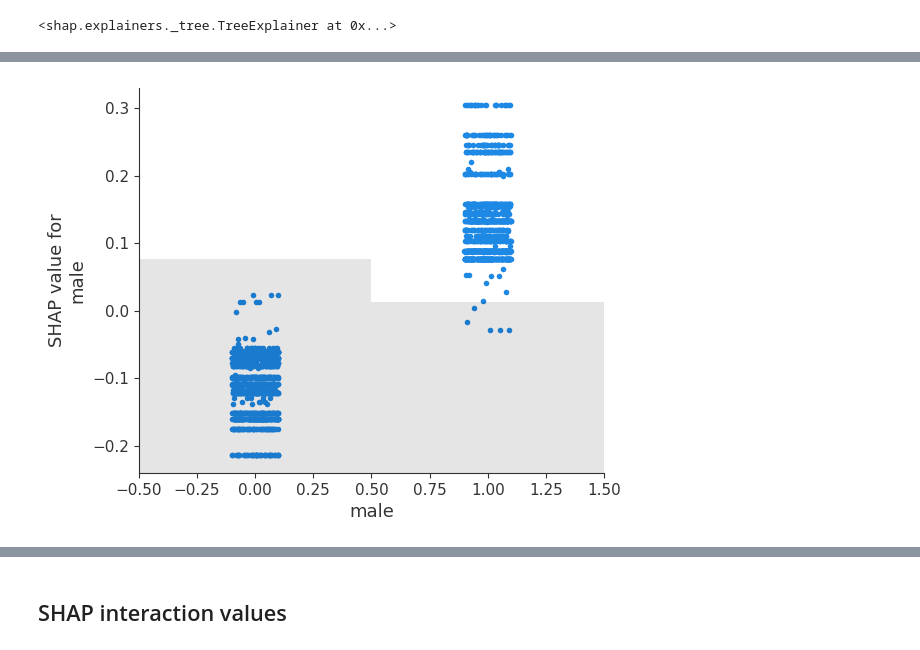
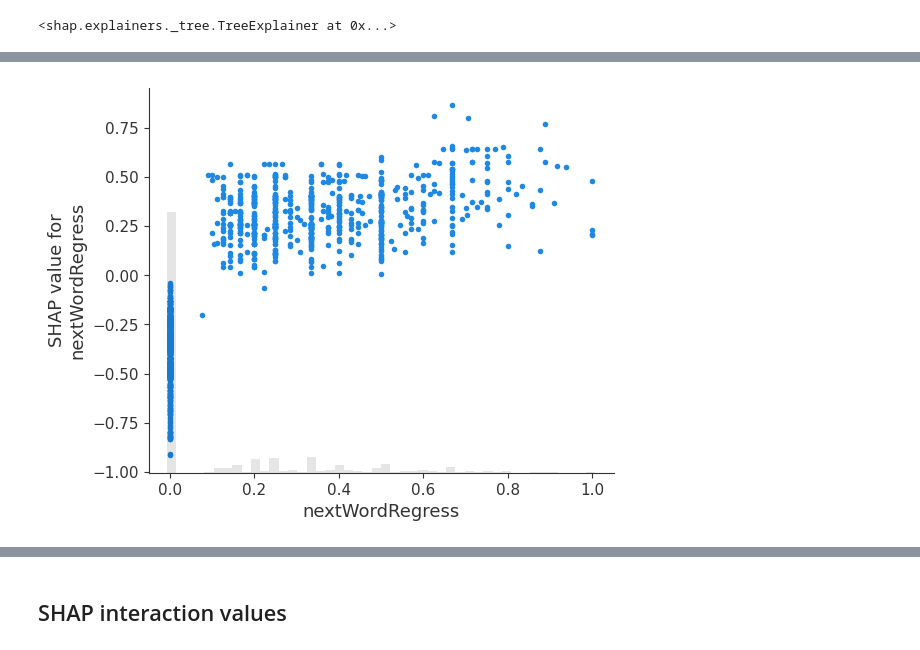
Before and after one commit to sib-swiss/intermediate-machine-learning-training, a Jupyter notebook: notebooks/03_SHAP.ipynb, the cells around one changed output, grey strips where cells are left out. Cells and saved outputs as stored; diff of their text form; code cells hidden in the pictures.

```diff
--- a/notebooks/03_SHAP.ipynb
+++ b/notebooks/03_SHAP.ipynb
@@ -145,6 +181,6 @@ shap.plots.scatter( shap_values[:,'totChol'] )
 # %%
-shap.plots.scatter( shap_values[:,'male'] )
+shap.plots.scatter( shap_values[:,'nextWordRegress'] )
 # %% [output]
-[figure, old version]
+[figure, new version]
 # %%
 ## visualize some of the interaction between feature by coloring according to another variable
```
Also changed, not shown: parts of 36 cells of this notebook.
